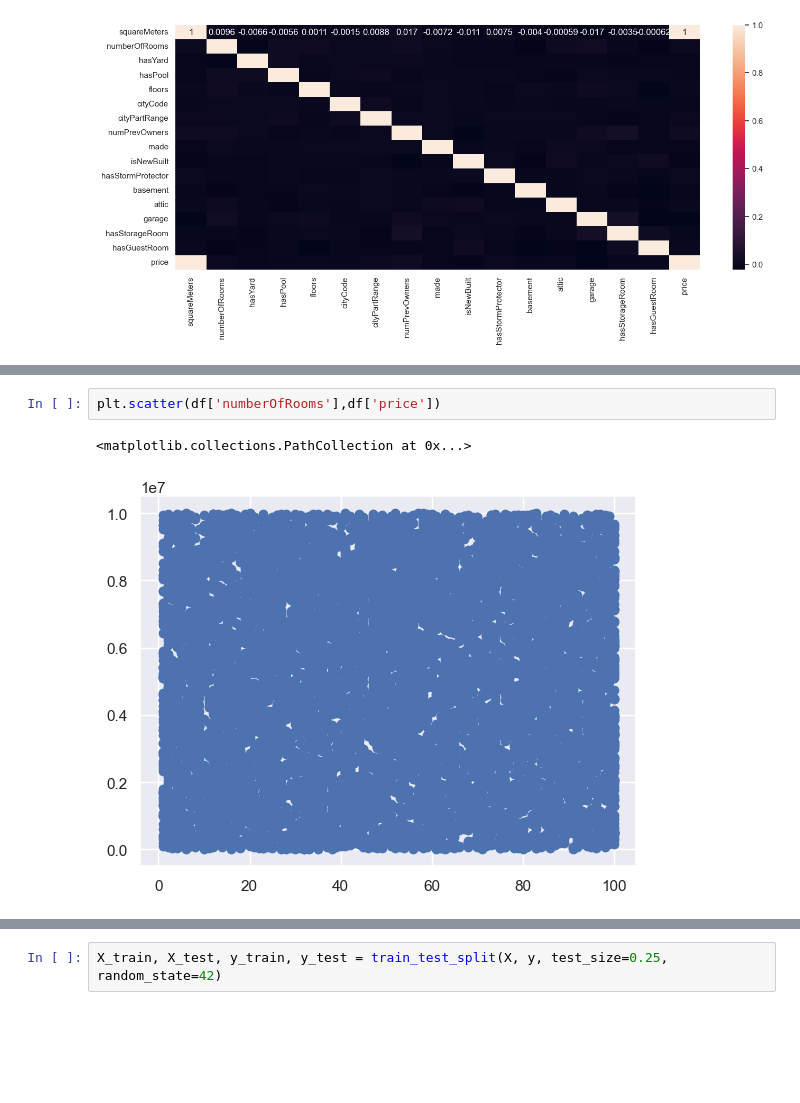
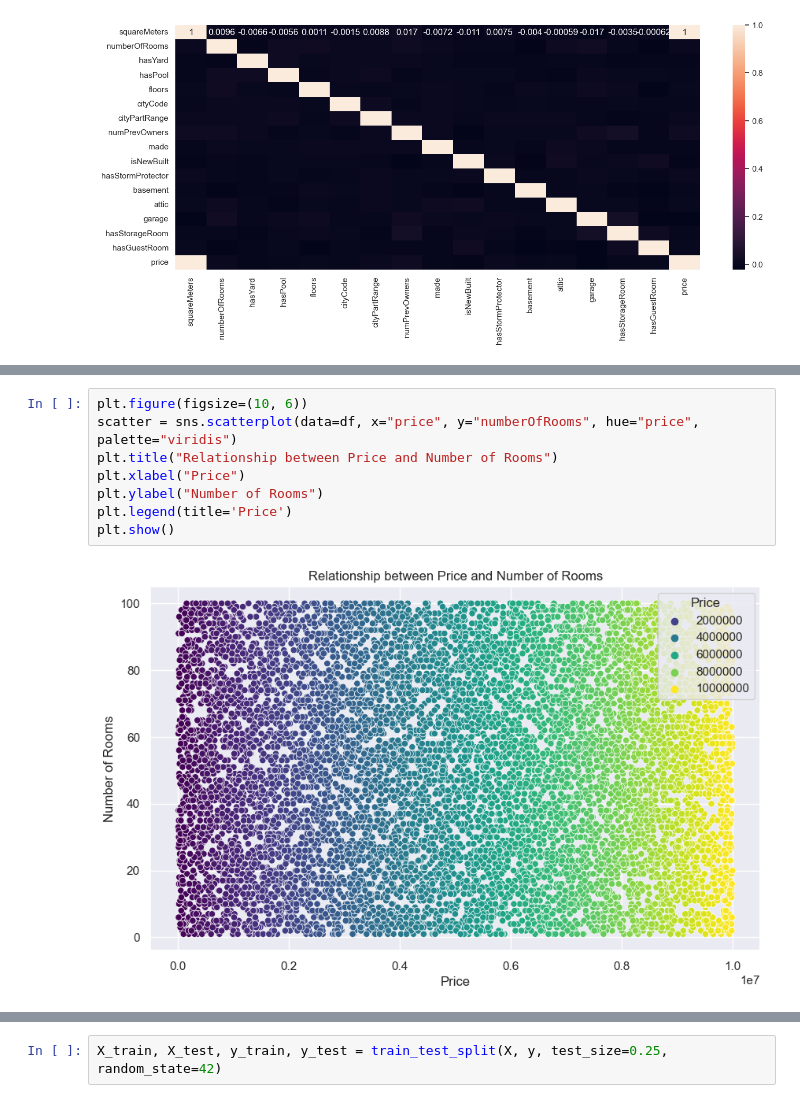
Before and after one commit to Cho1joo/-CA1---Machine-Learning, a Jupyter notebook: Machine_learning.ipynb, the cells around one changed output, grey strips where cells are left out. Saved outputs shown, nothing was run; the diff lists cells and outputs as text; blank space fills up the shorter version.

```diff
--- a/Machine_learning.ipynb
+++ b/Machine_learning.ipynb
@@ -104,6 +115,11 @@ plt.scatter(df['squareMeters'],df['price'])
 # %%
-plt.scatter(df['numberOfRooms'],df['price'])
+plt.figure(figsize=(10, 6))
+scatter = sns.scatterplot(data=df, x="price", y="numberOfRooms", hue="price", palette="viridis")
+plt.title("Relationship between Price and Number of Rooms")
+plt.xlabel("Price")
+plt.ylabel("Number of Rooms")
+plt.legend(title='Price')
+plt.show()
 # %% [output]
-<matplotlib.collections.PathCollection at 0x...>
-[figure, old version]
+[figure, new version]
 # %%
```
Also changed, not shown: parts of 21 cells of this notebook, 2 other files.
